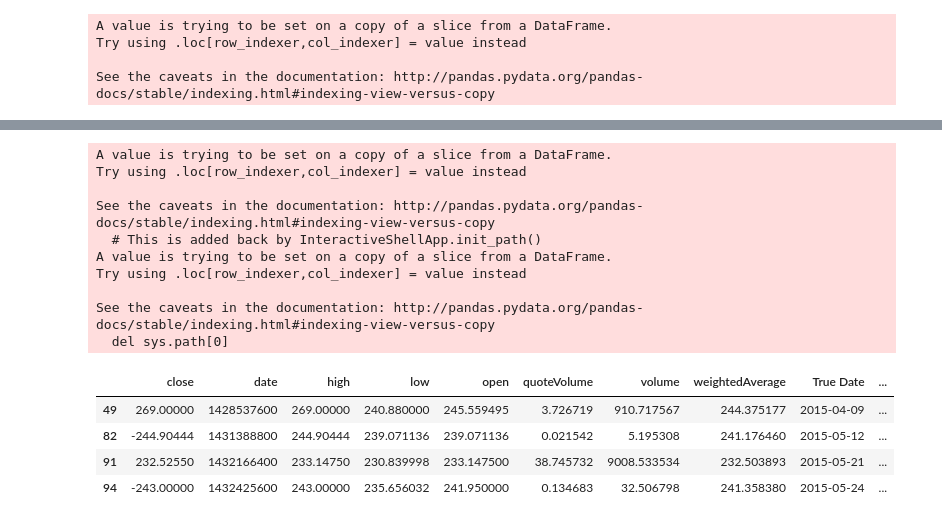
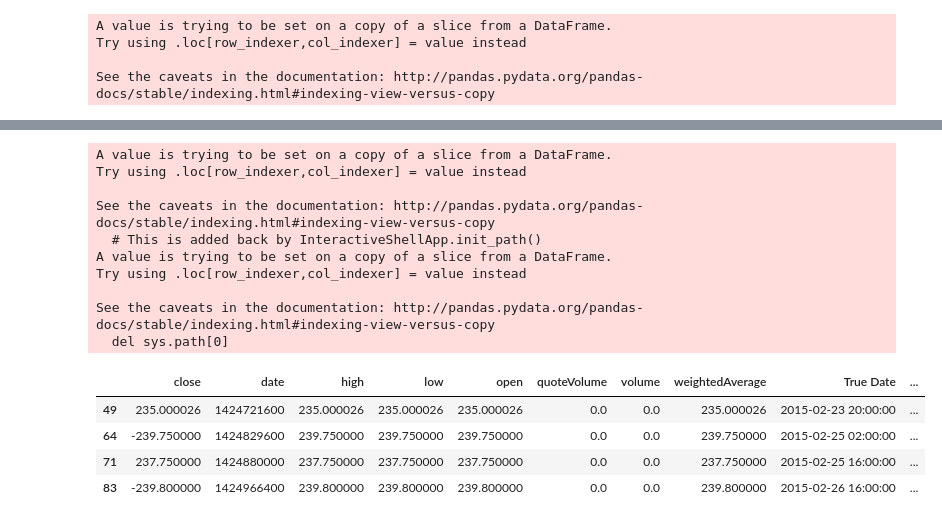
Before and after one commit to eliaselmet/Crypto-Project, a Jupyter notebook: Crypto_Main_Jonas-EMA.ipynb, the cells around one changed output, grey strips where cells are left out. Drawn from its saved outputs; the diff is of its cells as text; code cells hidden in the pictures.

```diff
--- a/Crypto_Main_Jonas-EMA.ipynb
+++ b/Crypto_Main_Jonas-EMA.ipynb
@@ -11,20 +11,27 @@ startdate = '1/11/2010'
 end_date= '31/12/2018'
 Symbol = 'USDT_BTC'
 
-#time categories:  300, 900, 1800, 7200, 14400, and 86400(daily).
+#Set the time period to use. time categories: 7200, 14400, and 86400(daily).
+timeperiod = 7200
+
+#set the moving averages to use. MA = Simple Moving Average and EMA = Exponential Moving Average
+MA1 = 10
+MA2 = 50
+EMA1 = 10
+EMA2 = 50
 
 #pull HISTORICAL DATA
 #86400 denotes daily
 import pandas as pd
-Daily_data =polo.returnChartData(Symbol, 86400, start= datetime.datetime.strptime(startdate, "%d/%m/%Y").timestamp(), end= datetime.datetime.strptime(end_date, "%d/%m/%Y").timestamp())
+Daily_data =polo.returnChartData(Symbol, timeperiod, start= datetime.datetime.strptime(startdate, "%d/%m/%Y").timestamp(), end= datetime.datetime.strptime(end_date, "%d/%m/%Y").timestamp())
 Daily_data = pd.DataFrame(Daily_data)
 Daily_data['True Date']= pd.to_datetime(Daily_data['date'], unit='s')
 Daily_data['Year']=  Daily_data['True Date'].dt.year
 #moving average columns
-Daily_data['MA10'] = Daily_data['close'].rolling(10).mean()
-Daily_data['MA50'] = Daily_data['close'].rolling(50).mean()
-Daily_data['EMA10'] = Daily_data['close'].ewm(span = 10).mean()
-Daily_data['EMA50'] = Daily_data['close'].ewm(span = 50).mean()
+Daily_data['MA'+str(MA1)] = Daily_data['close'].rolling(MA1).mean()
+Daily_data['MA'+str(MA2)] = Daily_data['close'].rolling(MA2).mean()
+Daily_data['EMA'+str(EMA1)] = Daily_data['close'].ewm(span = 10).mean()
+Daily_data['EMA'+str(EMA2)] = Daily_data['close'].ewm(span = 50).mean()
 #Rules
 #Signal cross of 10 over 50 Buy at close price Logic 10>50 or short 10<50
 #Always gong to be long or short
@@ -50,7 +57,7 @@ def buy_sell (row):
    if row['EMA10'] < row['EMA50'] :
       return 'SHORT'
 longshort = Daily_data.apply (lambda row: buy_sell(row), axis=1)
-Daily_data_EMA['Go Long or Short'] = longshort
+Daily_data_EMA['EMA Go Long or Short'] = longshort
 # %% [output]
 A value is trying to be set on a copy of a slice from a DataFrame.
 Try using .loc[row_indexer,col_indexer] = value instead
@@ -61,8 +68,9 @@ See the caveats in the documentation: http://pandas.pydata.org/pandas-docs/stabl
 #this function compares current value to previous value and if they are the same = True
 #If current value does not equal then it is false.
 #Therefore all the "false" tags will have an exit price for our long and a entry price for our short
-Daily_data_EMA['entry and exit'] = Daily_data_EMA['Go Long or Short'].eq(Daily_data_EMA['Go Long or Short'].shift())
+Daily_data_EMA['EMA entry and exit'] = Daily_data_EMA['EMA Go Long or Short'].eq(Daily_data_EMA['EMA Go Long or Short'].shift())
 Daily_data_EMA.to_csv('ema_output.csv')
+Daily_data_EMA
 # %% [output]
 A value is trying to be set on a copy of a slice from a DataFrame.
 Try using .loc[row_indexer,col_indexer] = value instead
@@ -72,34 +98,34 @@ See the caveats in the documentation: http://pandas.pydata.org/pandas-docs/stabl
 # %%
 #Lets pull out all the entry and exit points with closing price and Short or long column
-EntryandExit = Daily_data_EMA.loc[Daily_data_EMA['entry and exit'] == False]
+EntryandExit = Daily_data_EMA.loc[Daily_data_EMA['EMA entry and exit'] == False]
 EntryandExit
 #NEXT Calculate the profit/Loss per trade
 #Step 1 Change all the rows named SHORT to Negative
-EntryandExit.loc[EntryandExit['Go Long or Short'] == 'LONG', 'close'] = EntryandExit['close']*-1
+EntryandExit.loc[EntryandExit['EMA Go Long or Short'] == 'LONG', 'close'] = EntryandExit['close']*-1
 #Calculate the profit or loss on the trades. Fist column will be nan after that the profit or
 #loss is calculated on a per trade basis
 
 #EntryandExit['Running Total'] = EntryandExit['Profit or Loss'].cumsum()
-EntryandExit['Profit or Loss'] =  EntryandExit.close+EntryandExit.close.shift(1)
+EntryandExit['EMA Profit or Loss'] =  EntryandExit.close+EntryandExit.close.shift(1)
 #Cumulative Profit or loss
-EntryandExit['Cumulative Profit or Loss'] =  EntryandExit['Profit or Loss'].cumsum()
+EntryandExit['EMA Cumulative Profit or Loss'] =  EntryandExit['EMA Profit or Loss'].cumsum()
 EntryandExit.head(4)
 # %% [output]
 A value is trying to be set on a copy of a slice from a DataFrame.
 Try using .loc[row_indexer,col_indexer] = value instead
 
 See the caveats in the documentation: http://pandas.pydata.org/pandas-docs/stable/indexing.html#indexing-view-versus-copy
   # This is added back by InteractiveShellApp.init_path()
 A value is trying to be set on a copy of a slice from a DataFrame.
 Try using .loc[row_indexer,col_indexer] = value instead
 
 See the caveats in the documentation: http://pandas.pydata.org/pandas-docs/stable/indexing.html#indexing-view-versus-copy
   del sys.path[0]
 |  | close | date | high | low | open | quoteVolume | volume | weightedAverage | True Date | ... |
-| 49 | 269.00000 | 1428537600 | 269.00000 | 240.880000 | 245.559495 | 3.726719 | 910.717567 | 244.375177 | 2015-04-09 | ... |
-| 82 | -244.90444 | 1431388800 | 244.90444 | 239.071136 | 239.071136 | 0.021542 | 5.195308 | 241.176460 | 2015-05-12 | ... |
-| 91 | 232.52550 | 1432166400 | 233.14750 | 230.839998 | 233.147500 | 38.745732 | 9008.533534 | 232.503893 | 2015-05-21 | ... |
-| 94 | -243.00000 | 1432425600 | 243.00000 | 235.656032 | 241.950000 | 0.134683 | 32.506798 | 241.358380 | 2015-05-24 | ... |
+| 49 | 235.000026 | 1424721600 | 235.000026 | 235.000026 | 235.000026 | 0.0 | 0.0 | 235.000026 | 2015-02-23 20:00:00 | ... |
+| 64 | -239.750000 | 1424829600 | 239.750000 | 239.750000 | 239.750000 | 0.0 | 0.0 | 239.750000 | 2015-02-25 02:00:00 | ... |
+| 71 | 237.750000 | 1424880000 | 237.750000 | 237.750000 | 237.750000 | 0.0 | 0.0 | 237.750000 | 2015-02-25 16:00:00 | ... |
+| 83 | -239.800000 | 1424966400 | 239.800000 | 239.800000 | 239.800000 | 0.0 | 0.0 | 239.800000 | 2015-02-26 16:00:00 | ... |
 # %%
 #trade statistics
 total_trades= len(EntryandExit)
```
Also changed, not shown: parts of 5 cells of this notebook, 1 other file.
